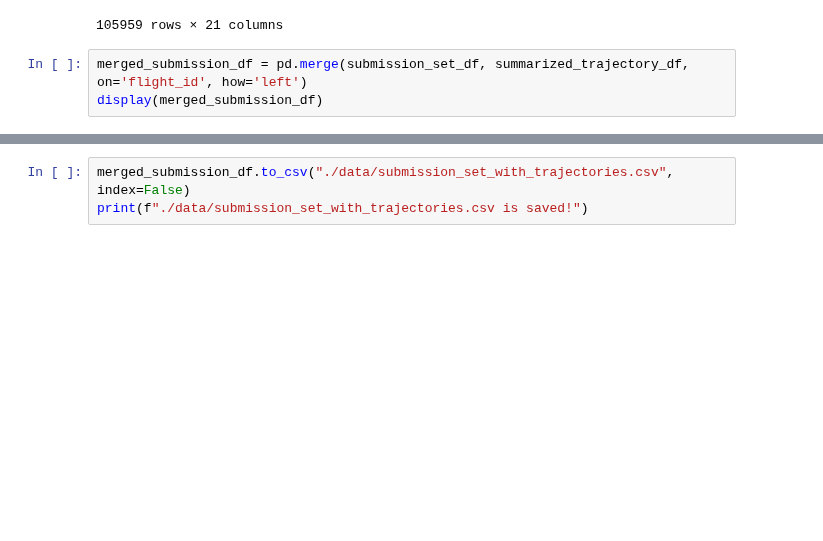
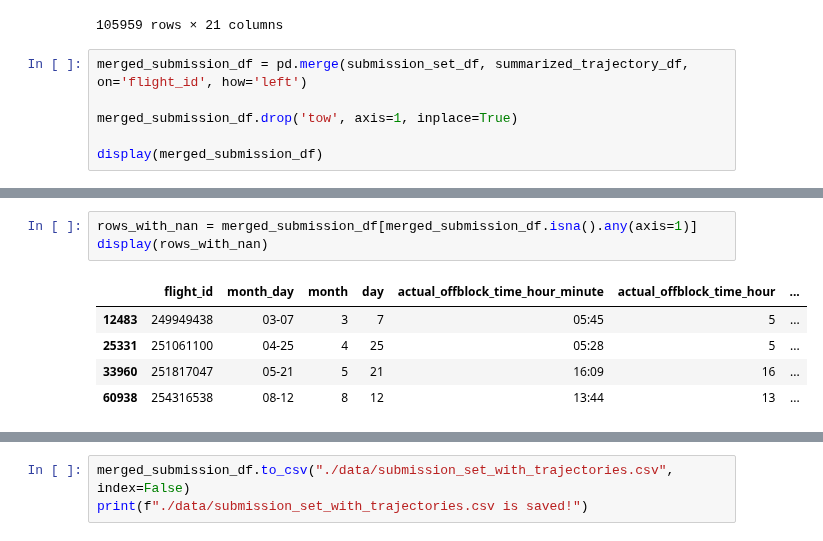
Before and after one commit to MohammedGuniem/PRC-Challenge, a Jupyter notebook: notebooks/04_add_trajectories_to_datasets.ipynb, the cells around one changed output, grey strips where cells are left out. Cells and saved outputs as stored; diff of their text form; blank space fills up the shorter version.

```diff
--- a/notebooks/04_add_trajectories_to_datasets.ipynb
+++ b/notebooks/04_add_trajectories_to_datasets.ipynb
@@ -81,6 +102,9 @@ display(submission_set_df)
 105959 rows × 21 columns
 # %%
 merged_submission_df = pd.merge(submission_set_df, summarized_trajectory_df, on='flight_id', how='left')
+
+merged_submission_df.drop('tow', axis=1, inplace=True)
+
 display(merged_submission_df)
 # %% [output]
 |  | flight_id | month_day | month | day | actual_offblock_time_hour_minute | actual_offblock_time_hour | ... |
@@ -98,0 +123,9 @@ display(merged_submission_df)
+# %%
+rows_with_nan = merged_submission_df[merged_submission_df.isna().any(axis=1)]
+display(rows_with_nan)
+# %% [output]
+|  | flight_id | month_day | month | day | actual_offblock_time_hour_minute | actual_offblock_time_hour | ... |
+| 12483 | 249949438 | 03-07 | 3 | 7 | 05:45 | 5 | ... |
+| 25331 | 251061100 | 04-25 | 4 | 25 | 05:28 | 5 | ... |
+| 33960 | 251817047 | 05-21 | 5 | 21 | 16:09 | 16 | ... |
+| 60938 | 254316538 | 08-12 | 8 | 12 | 13:44 | 13 | ... |
```
Also changed, not shown: parts of 6 cells of this notebook, 2 other files.
